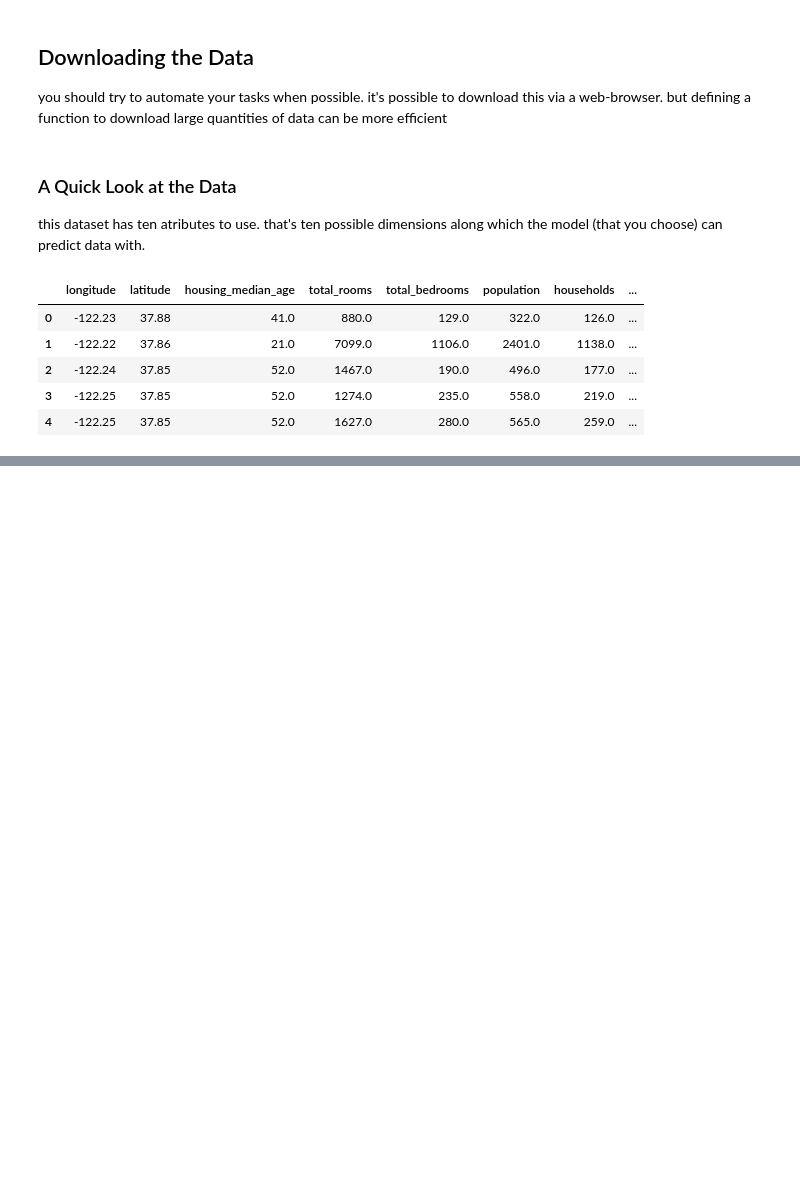
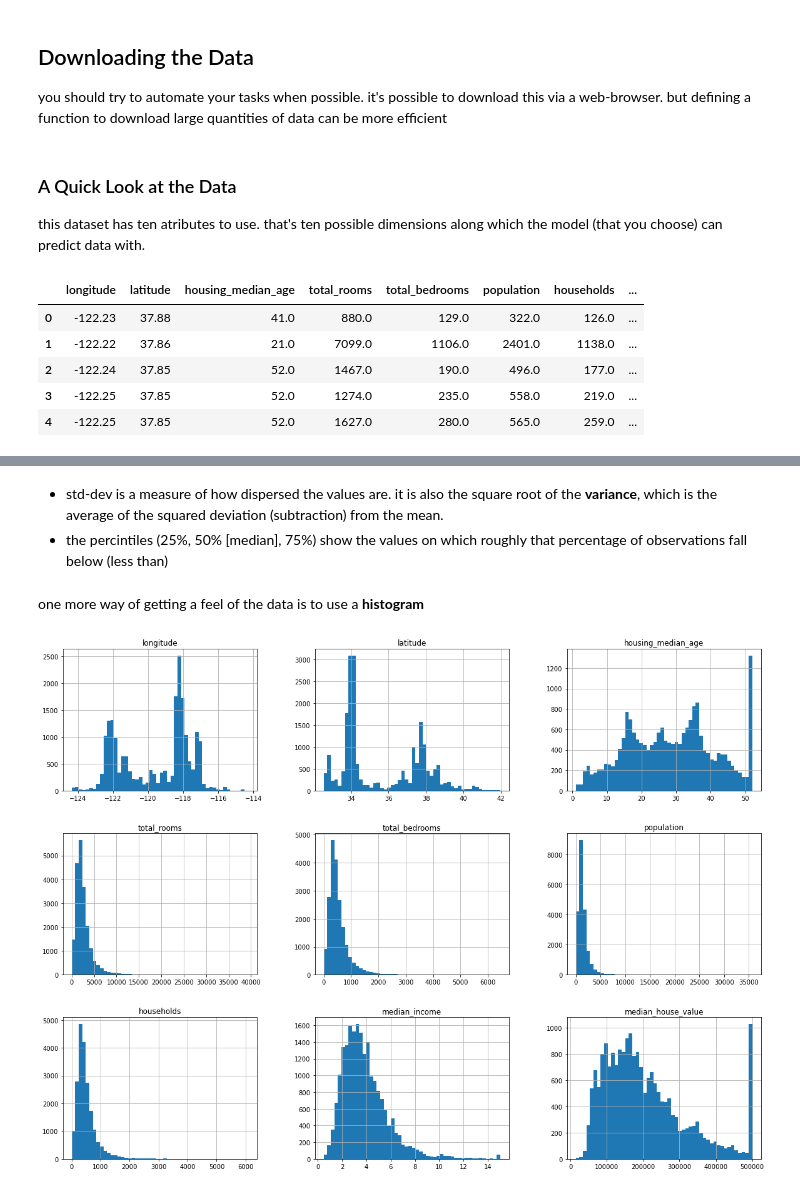
Before and after one commit to metalDS/metalDS-tensor-torch-tutorials, a Jupyter notebook: HandsOnML/ch2-notes.ipynb, the cells around one changed output, grey strips where cells are left out. Drawn from its saved outputs; the diff is of its cells as text; code cells hidden in the pictures; blank space fills up the shorter version.

```diff
--- a/HandsOnML/ch2-notes.ipynb
+++ b/HandsOnML/ch2-notes.ipynb
@@ -124,0 +176,12 @@ info can be used to get a quick desciption of the data
+# %% [markdown]
+- std-dev is a measure of how dispersed the values are. it is also the square root of the **variance**, which is the average of the squared deviation (subtraction) from the mean.
+- the percintiles (25%, 50% [median], 75%) show the values on which roughly that percentage of observations fall below (less than)
+# %% [markdown]
+one more way of getting a feel of the data is to use a **histogram**
+# %%
+%matplotlib inline
+import matplotlib.pyplot as plt
+housing.hist(bins=50, figsize=(20, 15))
+plt.show()
+# %% [output]
+[figure, added]
```
Also changed, not shown: parts of 71 cells of this notebook, 18 other files.
